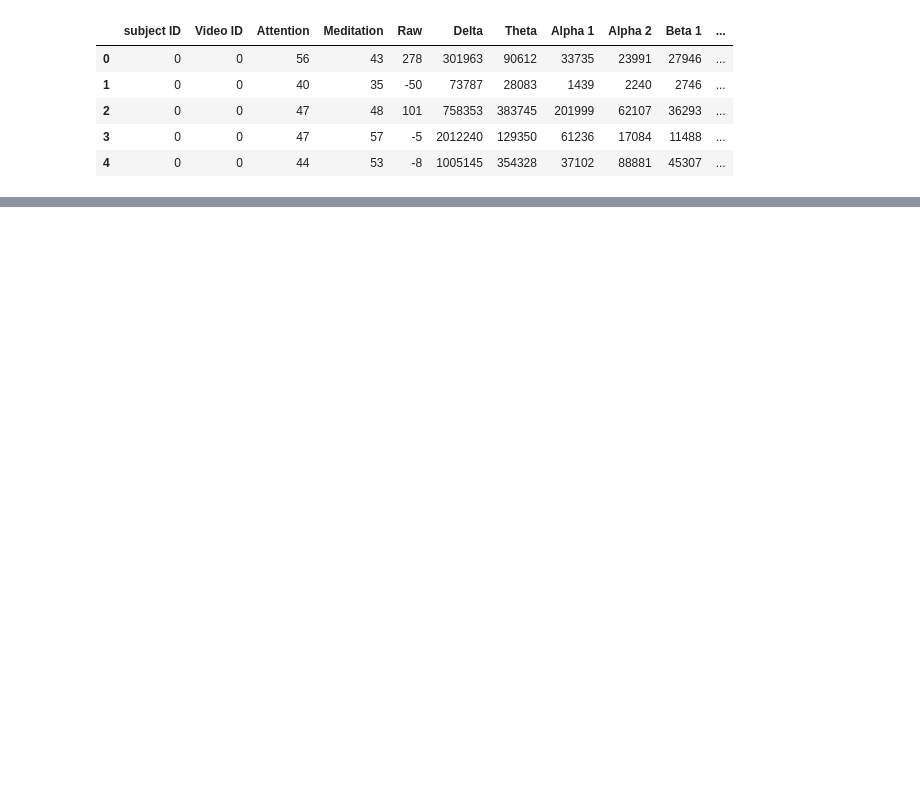
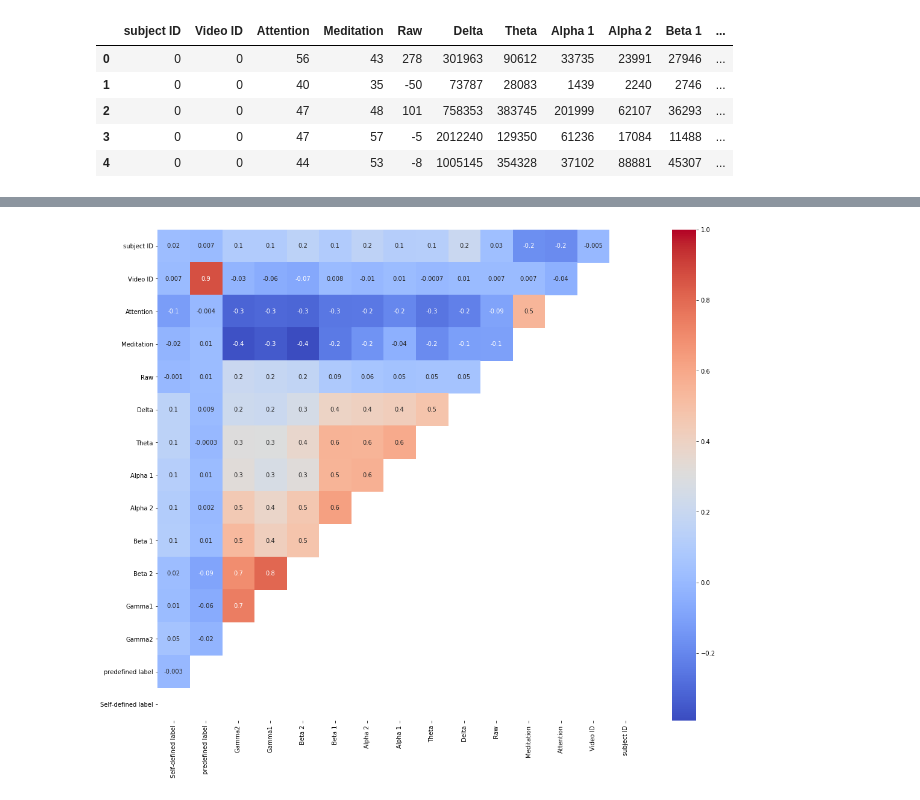
Before and after one commit to frankwwu/Python-Visualization, a Jupyter notebook: Seaburn/Seaborn Correlation.ipynb, the cells around one changed output, grey strips where cells are left out. Drawn from its saved outputs; the diff is of its cells as text; code cells hidden in the pictures; blank space fills up the shorter version.

```diff
--- a/Seaburn/Seaborn Correlation.ipynb
+++ b/Seaburn/Seaborn Correlation.ipynb
@@ -23,0 +25,10 @@ plt.show()
+# %%
+plt.figure(figsize=(18,15))
+cor = dataframe.corr()
+hm = sns.heatmap(cor, annot=True, cmap='coolwarm', fmt='.1g', mask = np.tril(cor.corr()))
+hm.invert_xaxis()
+#hm.invert_yaxis()
+hm.xaxis.set_label_position('top')
+plt.show()
+# %% [output]
+[figure, added]
```
Also changed, not shown: parts of 2 cells of this notebook.
